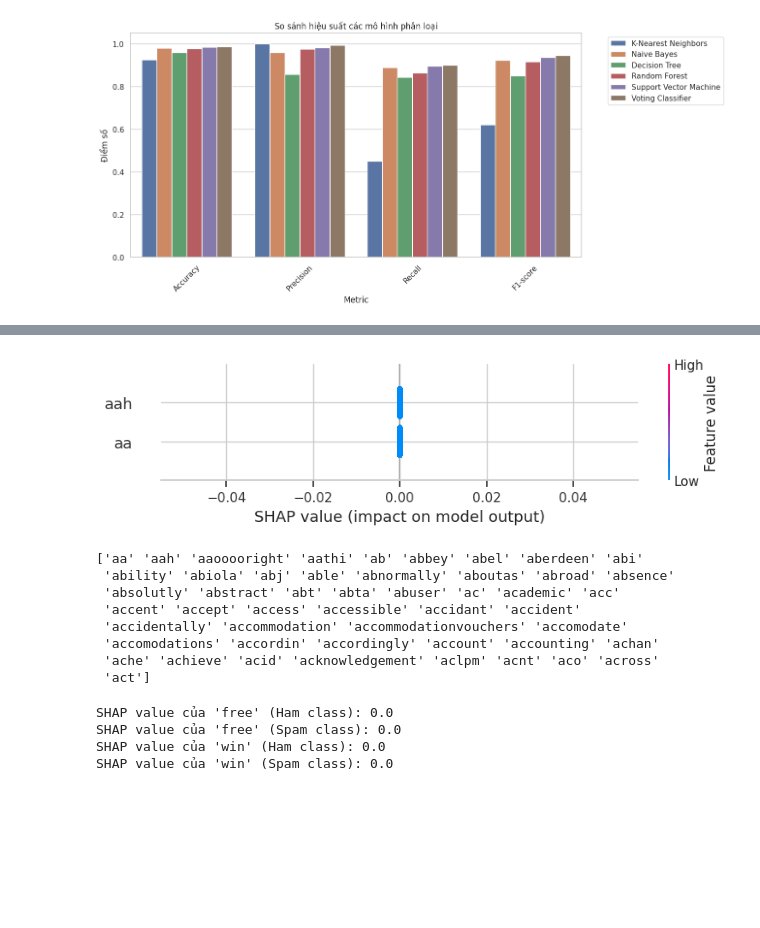
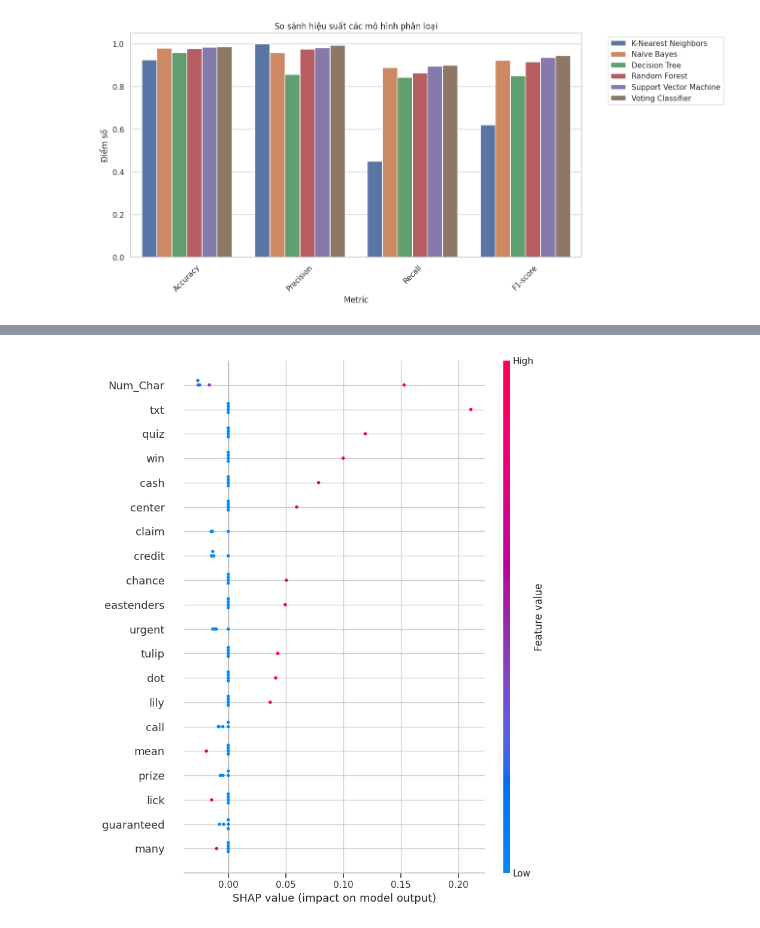
Before and after one commit to nhuquang2756/VeriMail, a Jupyter notebook: Email_Spam__Detection_pynb.ipynb, the cells around one changed output, grey strips where cells are left out. Drawn from its saved outputs; the diff is of its cells as text; code cells hidden in the pictures; blank space fills up the shorter version.

```diff
--- a/Email_Spam__Detection_pynb.ipynb
+++ b/Email_Spam__Detection_pynb.ipynb
@@ -1429,0 +1428,5 @@ num_word_index
+# %%
+explainer = shap.KernelExplainer(
+    VT.predict_proba,
+    background_data
+)
@@ -1430,31 +1491,18 @@ num_word_index
+# %%
+x_test_combined = x_test_combined.tocsr()
+# %%
+test_samples = x_test_combined[
+    :5
+].toarray()
+# %%
+shap_values_test = explainer.shap_values(
+    test_samples
+)
 # %%
-shap.summary_plot(shap_values[0], features=shap_values[0], feature_names=feature_names)
+shap.summary_plot(
+    shap_values_test[:,:,1],
+    test_samples,
+    feature_names=feature_names
+)
 # %% [output]
-[figure, old version]
+[figure, new version]
-# %%
-print(tfidf_vect.get_feature_names_out()[:50])
-# %% [output]
-['aa' 'aah' 'aaooooright' 'aathi' 'ab' 'abbey' 'abel' 'aberdeen' 'abi'
- 'ability' 'abiola' 'abj' 'able' 'abnormally' 'aboutas' 'abroad' 'absence'
- 'absolutly' 'abstract' 'abt' 'abta' 'abuser' 'ac' 'academic' 'acc'
- 'accent' 'accept' 'access' 'accessible' 'accidant' 'accident'
- 'accidentally' 'accommodation' 'accommodationvouchers' 'accomodate'
- 'accomodations' 'accordin' 'accordingly' 'account' 'accounting' 'achan'
- 'ache' 'achieve' 'acid' 'acknowledgement' 'aclpm' 'acnt' 'aco' 'across'
- 'act']
-# %%
-shap_matrix = shap_values[0]  # Lấy mảng numpy thực sự
-
-free_index = feature_names.index("free")
-win_index = feature_names.index("win")
-
-print(f"SHAP value của 'free' (Ham class): {shap_matrix[free_index, 0]}")
-print(f"SHAP value của 'free' (Spam class): {shap_matrix[free_index, 1]}")
-
-print(f"SHAP value của 'win' (Ham class): {shap_matrix[win_index, 0]}")
-print(f"SHAP value của 'win' (Spam class): {shap_matrix[win_index, 1]}")
-# %% [output]
-SHAP value của 'free' (Ham class): 0.0
-SHAP value của 'free' (Spam class): 0.0
-SHAP value của 'win' (Ham class): 0.0
-SHAP value của 'win' (Spam class): 0.0
```
Also changed, not shown: parts of 30 cells of this notebook.
